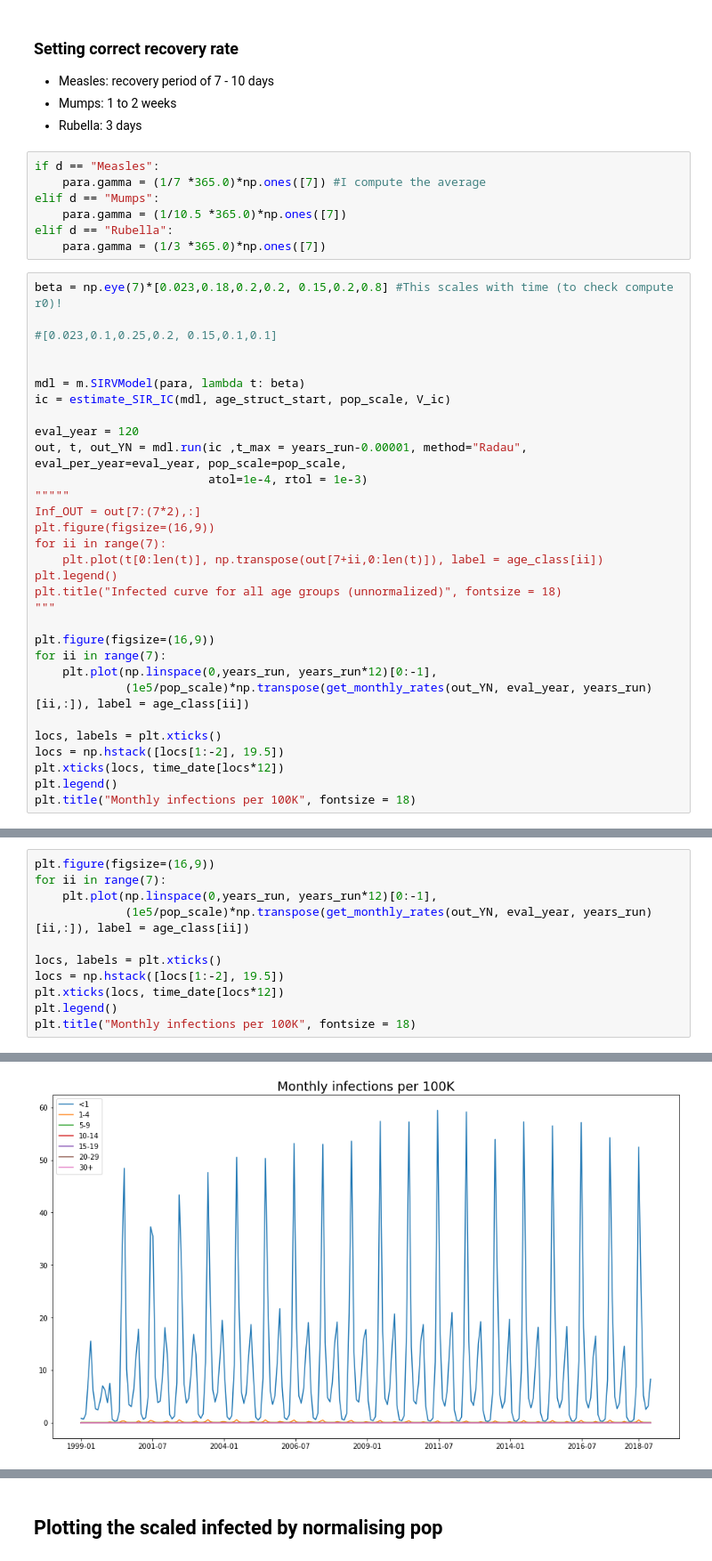
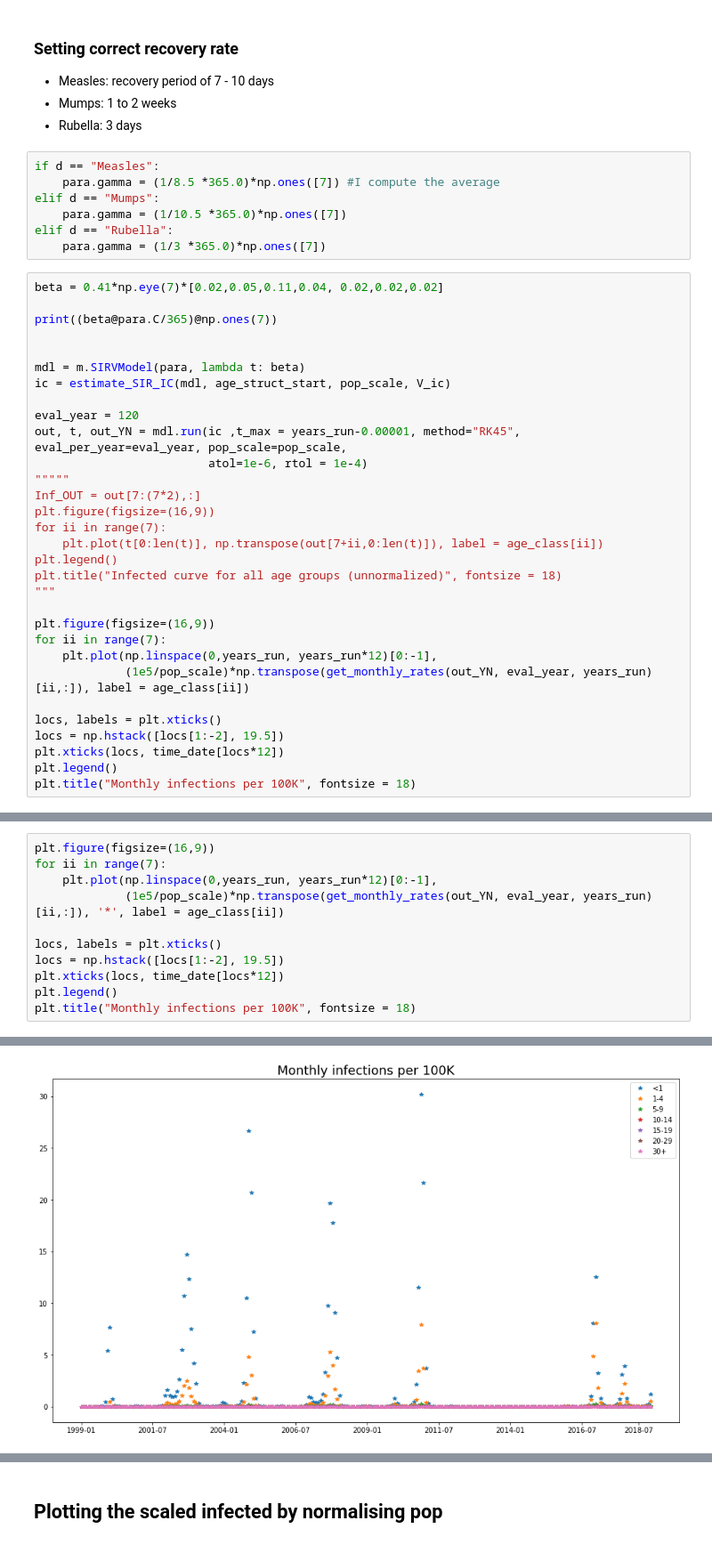
Before and after one commit to dhelekal/EpiRSG2020, a Jupyter notebook: model/Monthly_cases_simulation.ipynb, the cells around one changed output, grey strips where cells are left out. Shown at 89% size. Cells and saved outputs as stored; diff of their text form.

```diff
--- a/model/Monthly_cases_simulation.ipynb
+++ b/model/Monthly_cases_simulation.ipynb
@@ -210,23 +210,23 @@ para = m.ModelParams(
 * Rubella: 3 days
 # %%
 if d == "Measles":
-    para.gamma = (1/7 *365.0)*np.ones([7]) #I compute the average
+    para.gamma = (1/8.5 *365.0)*np.ones([7]) #I compute the average
 elif d == "Mumps":
     para.gamma = (1/10.5 *365.0)*np.ones([7])
 elif d == "Rubella":
     para.gamma = (1/3 *365.0)*np.ones([7])
 # %%
-beta = np.eye(7)*[0.023,0.18,0.2,0.2, 0.15,0.2,0.8] #This scales with time (to check compute r0)!
+beta = 0.41*np.eye(7)*[0.02,0.05,0.11,0.04, 0.02,0.02,0.02]
 
-#[0.023,0.1,0.25,0.2, 0.15,0.1,0.1]
+print((beta@para.C/365)@np.ones(7))
 
 
 mdl = m.SIRVModel(para, lambda t: beta)
 ic = estimate_SIR_IC(mdl, age_struct_start, pop_scale, V_ic)
 
 eval_year = 120
-out, t, out_YN = mdl.run(ic ,t_max = years_run-0.00001, method="Radau", eval_per_year=eval_year, pop_scale=pop_scale,
-                         atol=1e-4, rtol = 1e-3)
+out, t, out_YN = mdl.run(ic ,t_max = years_run-0.00001, method="RK45", eval_per_year=eval_year, pop_scale=pop_scale,
+                         atol=1e-6, rtol = 1e-4)
 """""
 Inf_OUT = out[7:(7*2),:]
 plt.figure(figsize=(16,9))
@@ -252,17 +254,17 @@ Text(0.5, 1.0, 'Monthly infections per 100K')
 # %%
 plt.figure(figsize=(16,9))
 for ii in range(7):
     plt.plot(np.linspace(0,years_run, years_run*12)[0:-1],
-             (1e5/pop_scale)*np.transpose(get_monthly_rates(out_YN, eval_year, years_run)[ii,:]), label = age_class[ii])
+             (1e5/pop_scale)*np.transpose(get_monthly_rates(out_YN, eval_year, years_run)[ii,:]), '*', label = age_class[ii])
 
 locs, labels = plt.xticks()
 locs = np.hstack([locs[1:-2], 19.5])
 plt.xticks(locs, time_date[locs*12])
 plt.legend()
 plt.title("Monthly infections per 100K", fontsize = 18)
 # %% [output]
 Text(0.5, 1.0, 'Monthly infections per 100K')
-[figure, old version]
+[figure, new version]
 # %%
 for d in ['Measles']:
 #for d in ['Measles']:
```
Also changed, not shown: parts of 3 cells of this notebook.
